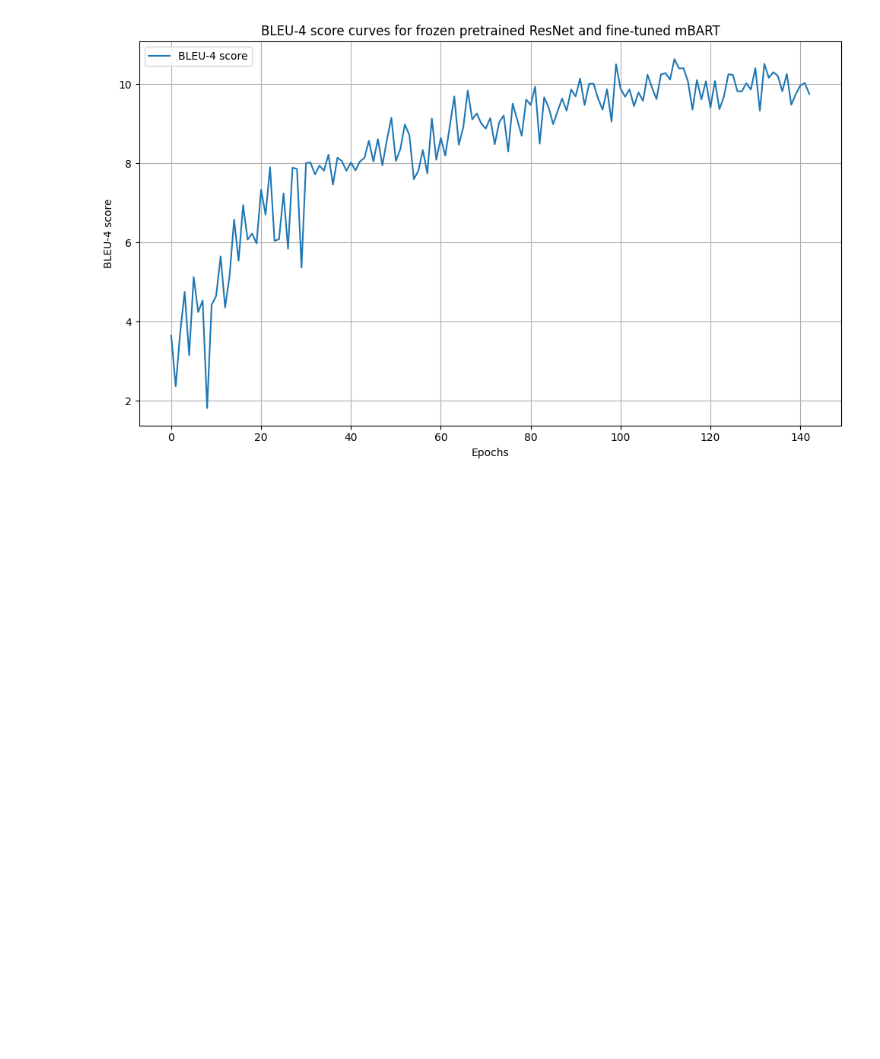
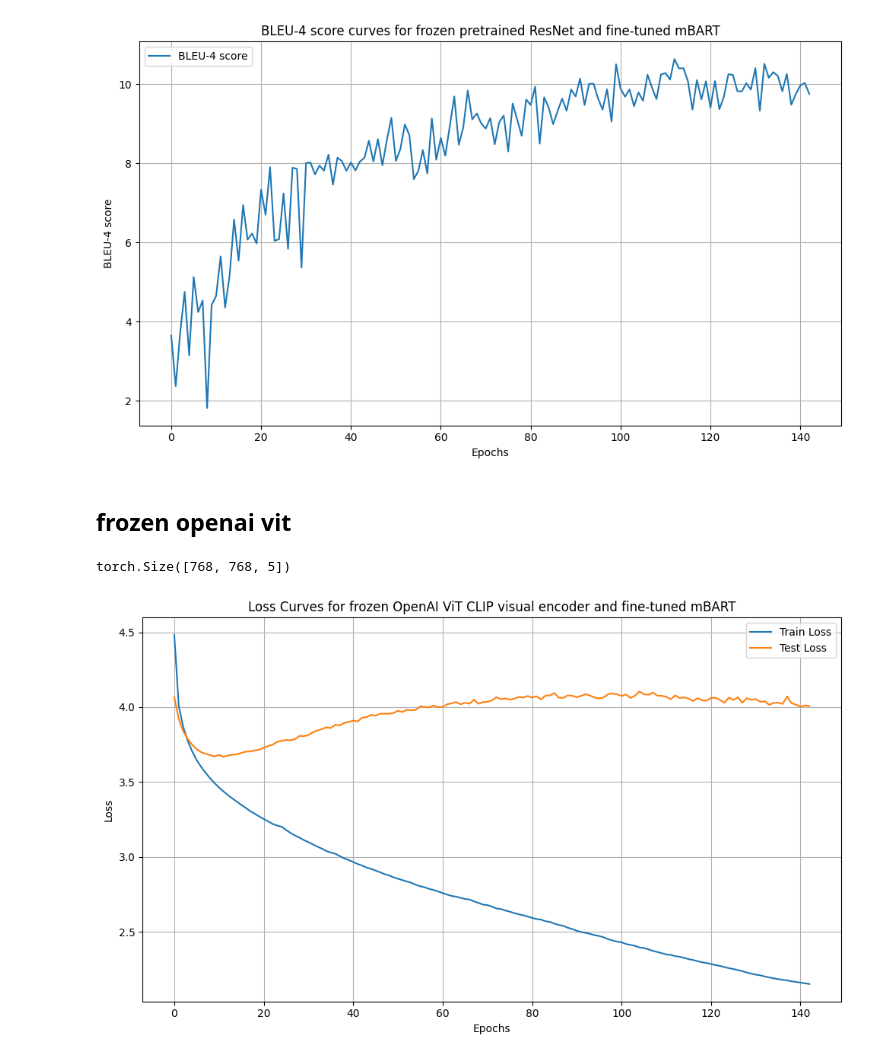
Before and after one commit to tanzheen/GFSLT-VLP, a Jupyter notebook: plot_graphs.ipynb, the cells around one changed output. Saved outputs shown, nothing was run; the diff lists cells and outputs as text; code cells hidden in the pictures; blank space fills up the shorter version.

```diff
--- a/plot_graphs.ipynb
+++ b/plot_graphs.ipynb
@@ -364,3 +364,5 @@ plt.savefig('bleu_Resnet_frozen_MBart_free.pdf', format='pdf')
 plt.show()
 # %% [output]
 [figure]
+# %% [markdown]
+## frozen openai vit
@@ -366,0 +372,40 @@ plt.show()
+# %%
+checkpoint['model']['backbone.conv_1d.temporal_conv.0.weight'].shape
+# %% [output]
+torch.Size([768, 768, 5])
+# %%
+import matplotlib.pyplot as plt
+import json
+
+# Load the data from the new file
+file_path = 'E:\scratch2\e0724993\out_v3\GlossFree/log.txt'
+data = []
+
+# Read and parse the log data
+with open(file_path, 'r') as file:
+    for line in file:
+        data.append(json.loads(line))
+
+# Extract relevant fields for plotting
+epochs = [entry['epoch'] for entry in data]
+train_loss = [entry['train_loss'] for entry in data]
+test_loss = [entry['test_loss'] for entry in data]
+
+# Plot train and test loss curves
+plt.figure(figsize=(10, 6))
+plt.plot(epochs, train_loss, label='Train Loss', marker='')
+plt.plot(epochs, test_loss, label='Test Loss', marker='')
+plt.xlabel('Epochs')
+plt.ylabel('Loss')
+plt.title('Loss Curves for frozen OpenAI ViT CLIP visual encoder and fine-tuned mBART')
+plt.legend()
+plt.grid(True)
+plt.tight_layout()
+
+# Display the plot
+
+# Save the plot as a PDF file
+plt.savefig('loss_openai_frozen_MBart_free.pdf', format='pdf')
+plt.show()
+# %% [output]
+[figure, added]
```
Also changed, not shown: parts of 5 cells of this notebook.
